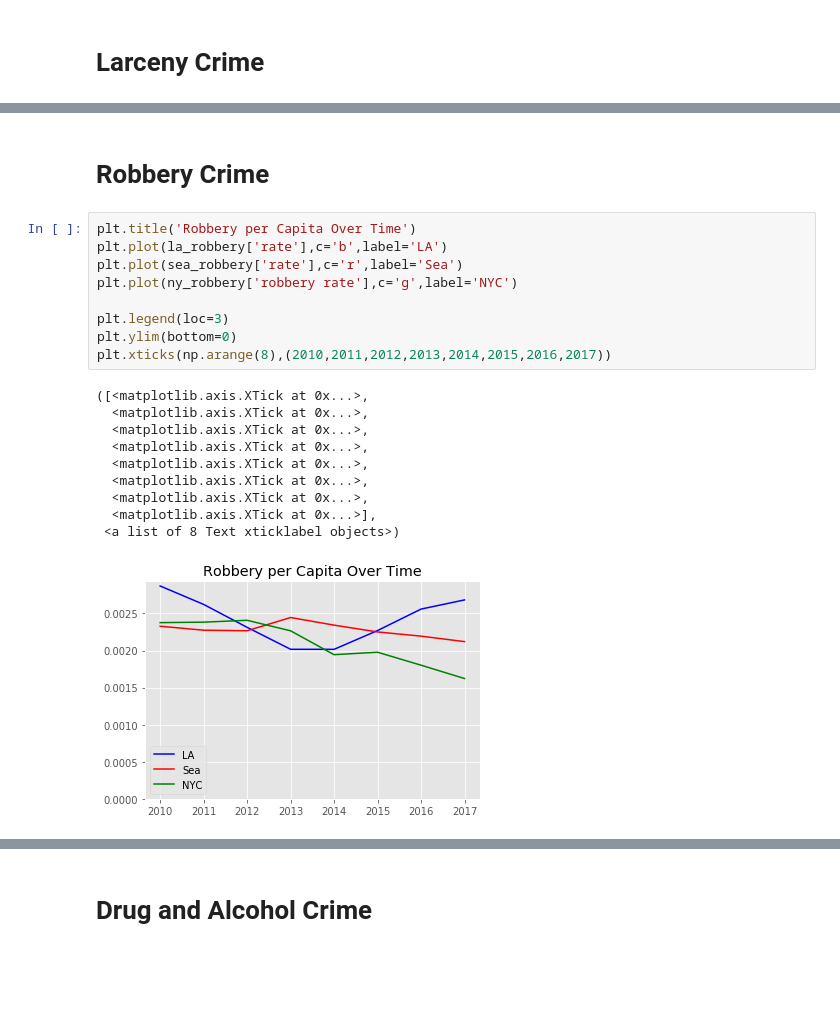
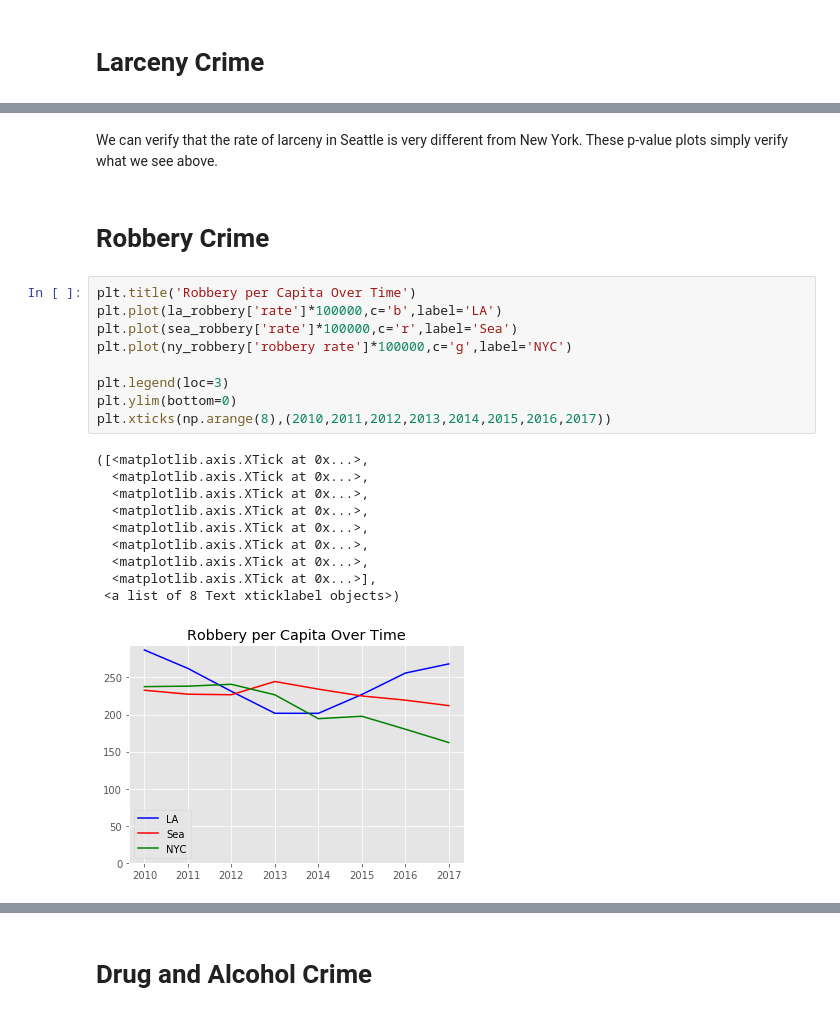
Before and after one commit to WhimsicalNose03/Cannabis-Cash-Crop-or-Crime-Boom-, a Jupyter notebook: H-Tests.ipynb, the cells around one changed output, grey strips where cells are left out. Saved outputs shown, nothing was run; the diff lists cells and outputs as text; blank space fills up the shorter version.

```diff
--- a/H-Tests.ipynb
+++ b/H-Tests.ipynb
@@ -152,22 +280,24 @@ plt.xticks(np.arange(8),(2010,2011,2012,2013,2014,2015,2016,2017))
+# %% [markdown]
+We can verify that the rate of larceny in Seattle is very different from New York.  These p-value plots simply verify what we see above.
 # %% [markdown]
 # Robbery Crime
 # %%
 plt.title('Robbery per Capita Over Time')
-plt.plot(la_robbery['rate'],c='b',label='LA')
-plt.plot(sea_robbery['rate'],c='r',label='Sea')
-plt.plot(ny_robbery['robbery rate'],c='g',label='NYC')
+plt.plot(la_robbery['rate']*100000,c='b',label='LA')
+plt.plot(sea_robbery['rate']*100000,c='r',label='Sea')
+plt.plot(ny_robbery['robbery rate']*100000,c='g',label='NYC')
 
 plt.legend(loc=3)
 plt.ylim(bottom=0)
 plt.xticks(np.arange(8),(2010,2011,2012,2013,2014,2015,2016,2017))
 # %% [output]
 ([<matplotlib.axis.XTick at 0x...>,
   <matplotlib.axis.XTick at 0x...>,
   <matplotlib.axis.XTick at 0x...>,
   <matplotlib.axis.XTick at 0x...>,
   <matplotlib.axis.XTick at 0x...>,
   <matplotlib.axis.XTick at 0x...>,
   <matplotlib.axis.XTick at 0x...>,
   <matplotlib.axis.XTick at 0x...>],
  <a list of 8 Text xticklabel objects>)
-[figure, old version]
+[figure, new version]
```
Also changed, not shown: parts of 34 cells of this notebook.
